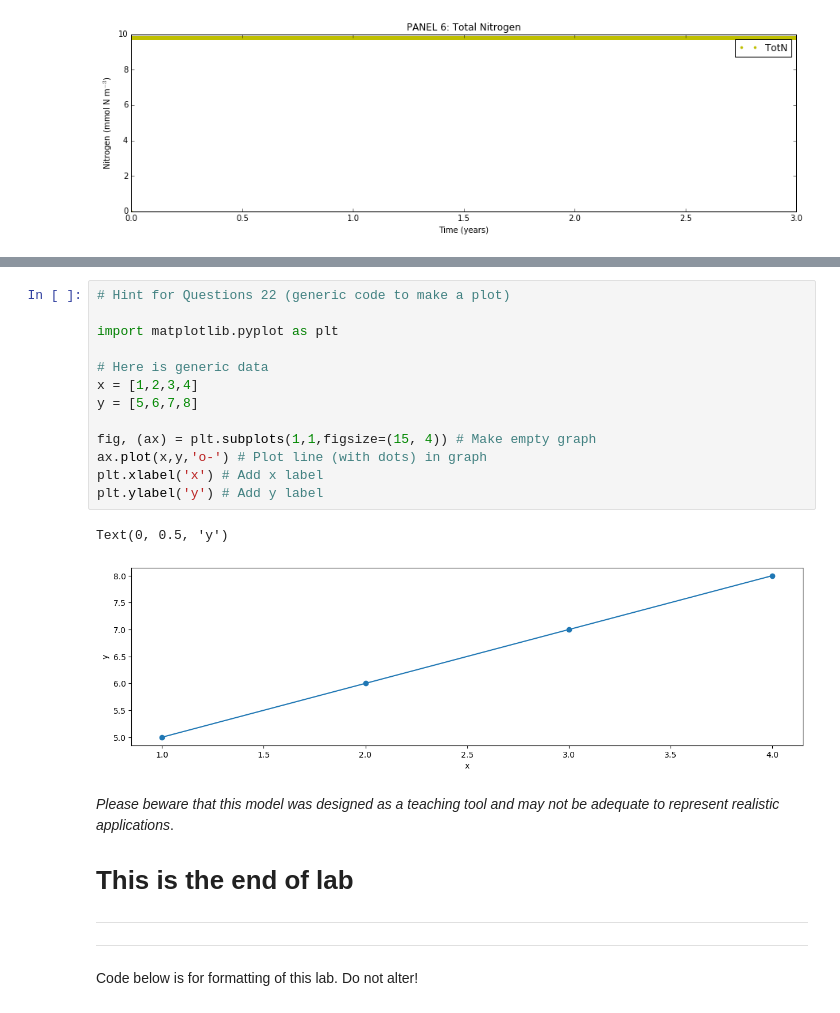
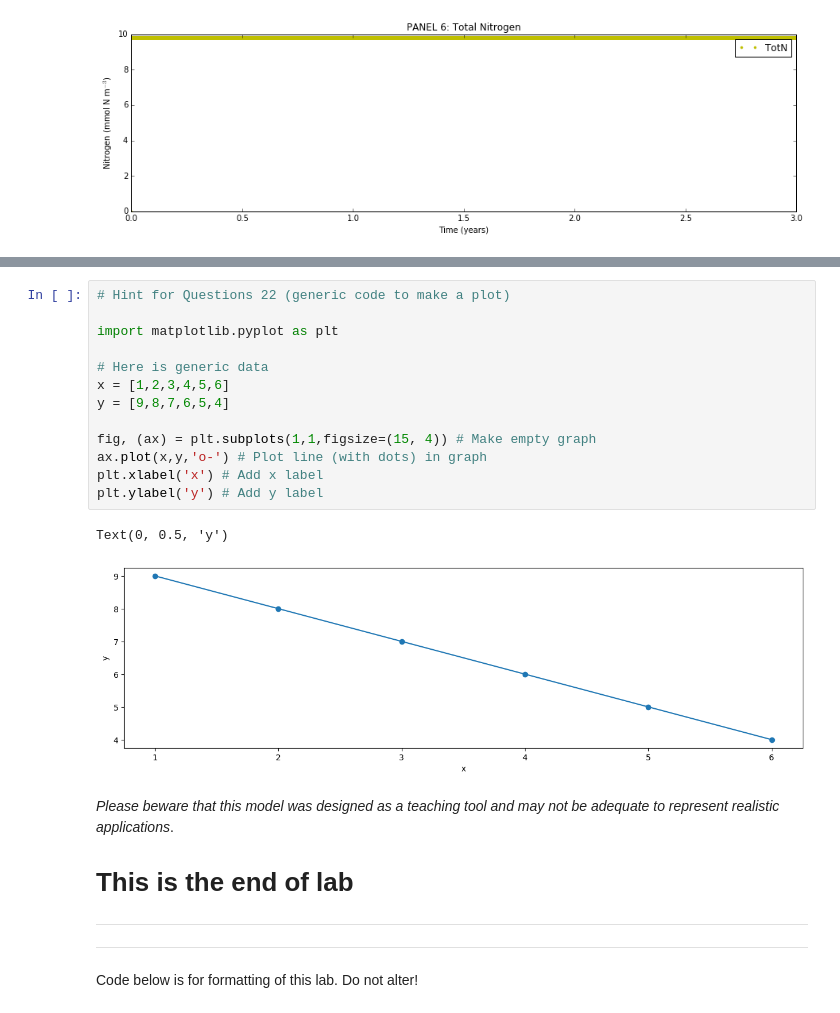
Before and after one commit to Diego-Ibarra/aquaculture-modelling, a Jupyter notebook: Week6/LAB 6 - SHELL-E NPZD2 Pond with Oxygen.ipynb, the cells around one changed output, grey strips where cells are left out. Saved outputs shown, nothing was run; the diff lists cells and outputs as text.

```diff
--- a/Week6/LAB 6 - SHELL-E NPZD2 Pond with Oxygen.ipynb
+++ b/Week6/LAB 6 - SHELL-E NPZD2 Pond with Oxygen.ipynb
@@ -999,19 +1008,19 @@ Include your plotting-code and the resulting plot.
 # %%
 # Hint for Questions 22 (generic code to make a plot)
 
 import matplotlib.pyplot as plt
 
 # Here is generic data
-x = [1,2,3,4]
-y = [5,6,7,8]
+x = [1,2,3,4,5,6]
+y = [9,8,7,6,5,4]
 
 fig, (ax) = plt.subplots(1,1,figsize=(15, 4)) # Make empty graph
 ax.plot(x,y,'o-') # Plot line (with dots) in graph
 plt.xlabel('x') # Add x label
 plt.ylabel('y') # Add y label
 # %% [output]
 Text(0, 0.5, 'y')
-[figure, old version]
+[figure, new version]
 # %% [markdown]
 _Please beware that this model was designed as a teaching tool and may not be adequate to represent realistic applications_.
 
```
Also changed, not shown: parts of 2 cells of this notebook, 1 other file.
